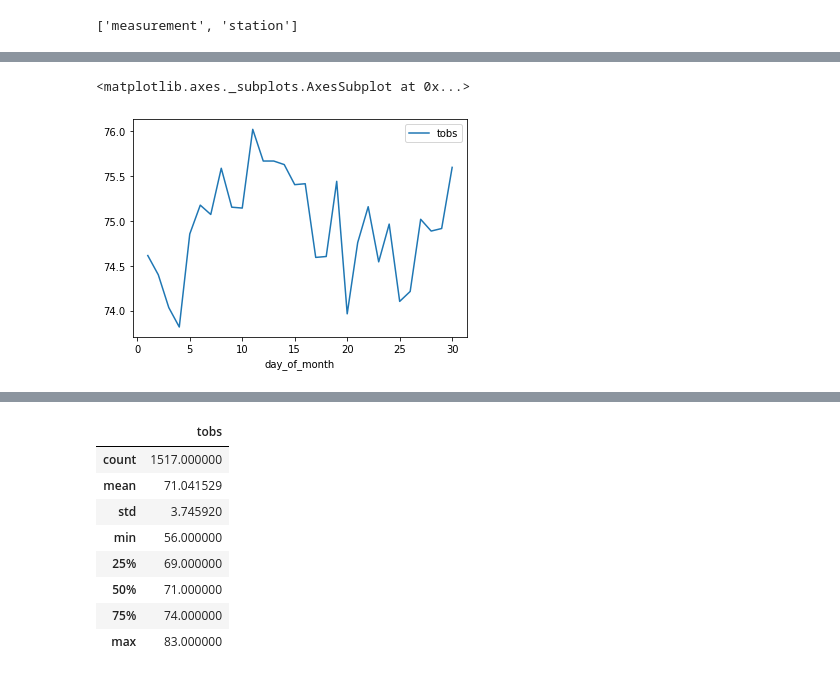
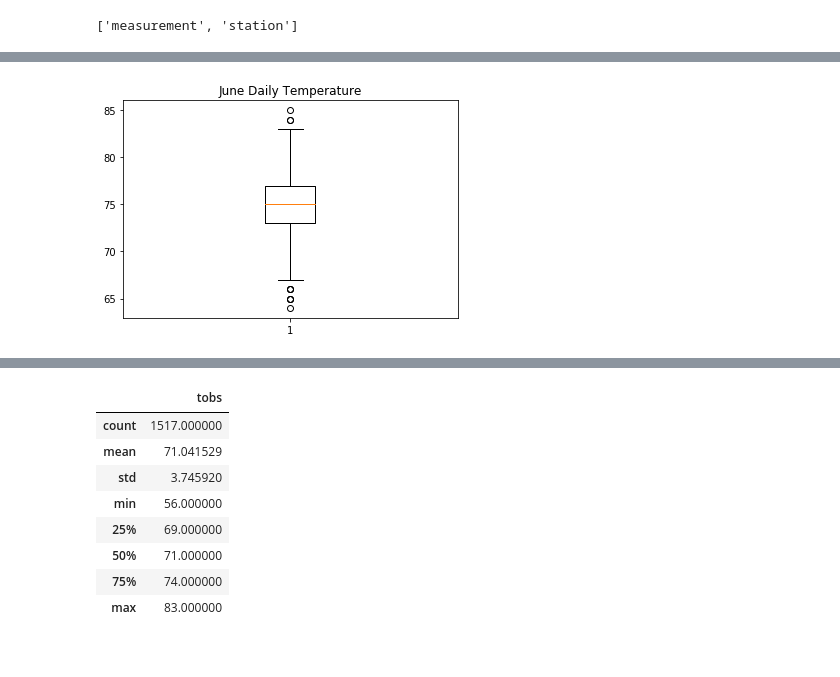
Before and after one commit to berndab/surfs_up, a Jupyter notebook: challenge.ipynb, the cells around one changed output, grey strips where cells are left out. Saved outputs shown, nothing was run; the diff lists cells and outputs as text; code cells hidden in the pictures.

Commit message:
Created line and box charts using object oriented api

```diff
--- a/challenge.ipynb
+++ b/challenge.ipynb
@@ -28,6 +29,6 @@ Station     = Base.classes.station
 session = Session(engine)
 # %%
 # Perform a query to retrieve the june weather data for all years
-results = []
-results = session.query(Measurement.date, Measurement.tobs).filter(func.extract('month', Measurement.date) == 6).all()
-june_all_years_tobs_df = pd.DataFrame(results, columns=['date','tobs'])
+june_all_years_tobs_results = []
+june_all_years_tobs_results = session.query(Measurement.date, Measurement.tobs).filter(func.extract('month', Measurement.date) == 6).all()
+june_all_years_tobs_df = pd.DataFrame(june_all_years_tobs_results, columns=['date','tobs'])
@@ -51 +48,9 @@ june_all_years_tobs_df.boxplot(column='tobs')
+# %%
+# Generate boxplot for June weather data all years
+fig1, ax = plt.subplots()
+ax.set_title('June Daily Temperature')
+ax.boxplot(june_all_years_tobs_df["tobs"])
+plt.savefig("june_daily_temp_all_years_boxplot.png")
+# %% [output]
+[figure, added]
 # %%
@@ -55,5 +58,0 @@ june_tobs_daily_avg_all_years_df = june_all_years_tobs_df[["day_of_month","tobs"
-# %%
-june_tobs_daily_avg_all_years_df.plot(kind="line")
-# %% [output]
-<matplotlib.axes._subplots.AxesSubplot at 0x...>
-[figure, removed]
```
Also changed, not shown: parts of 20 cells of this notebook, 4 other files.
